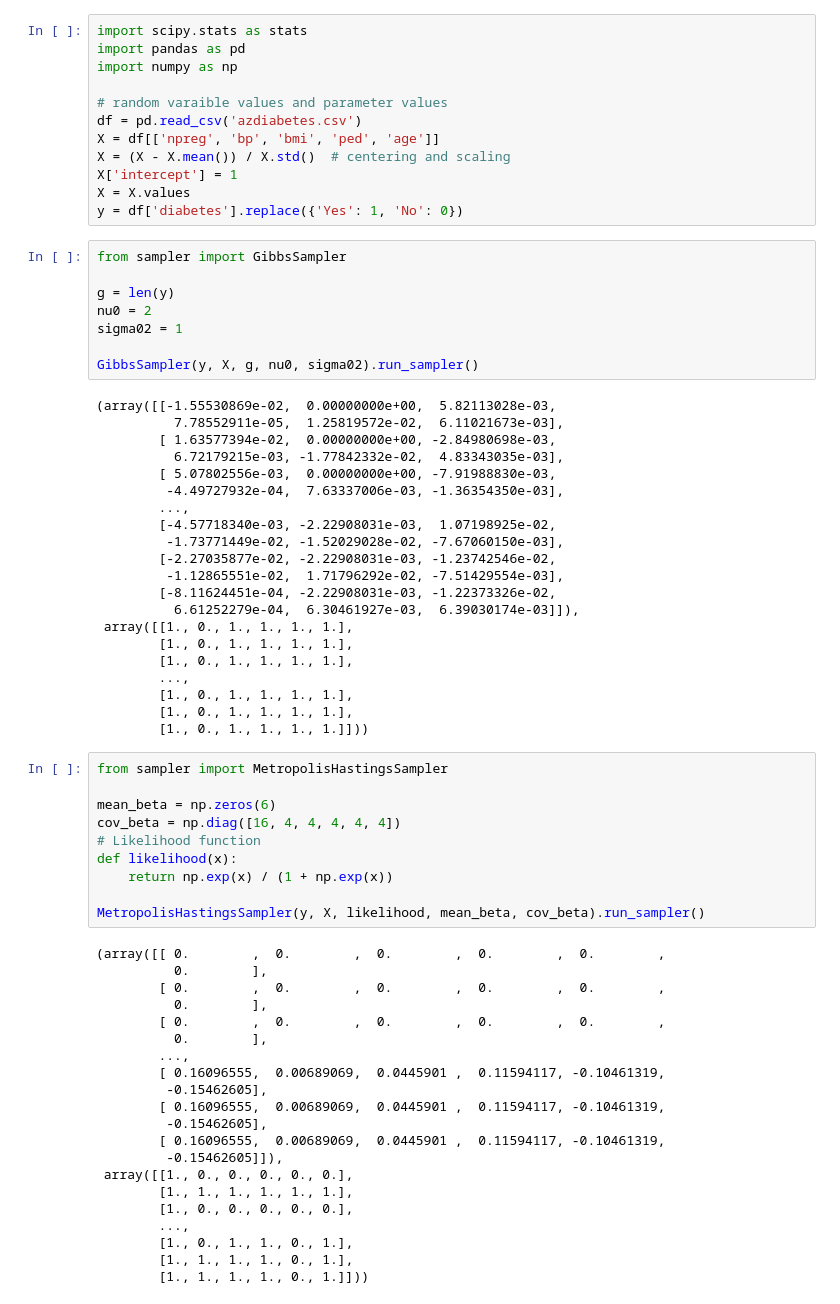
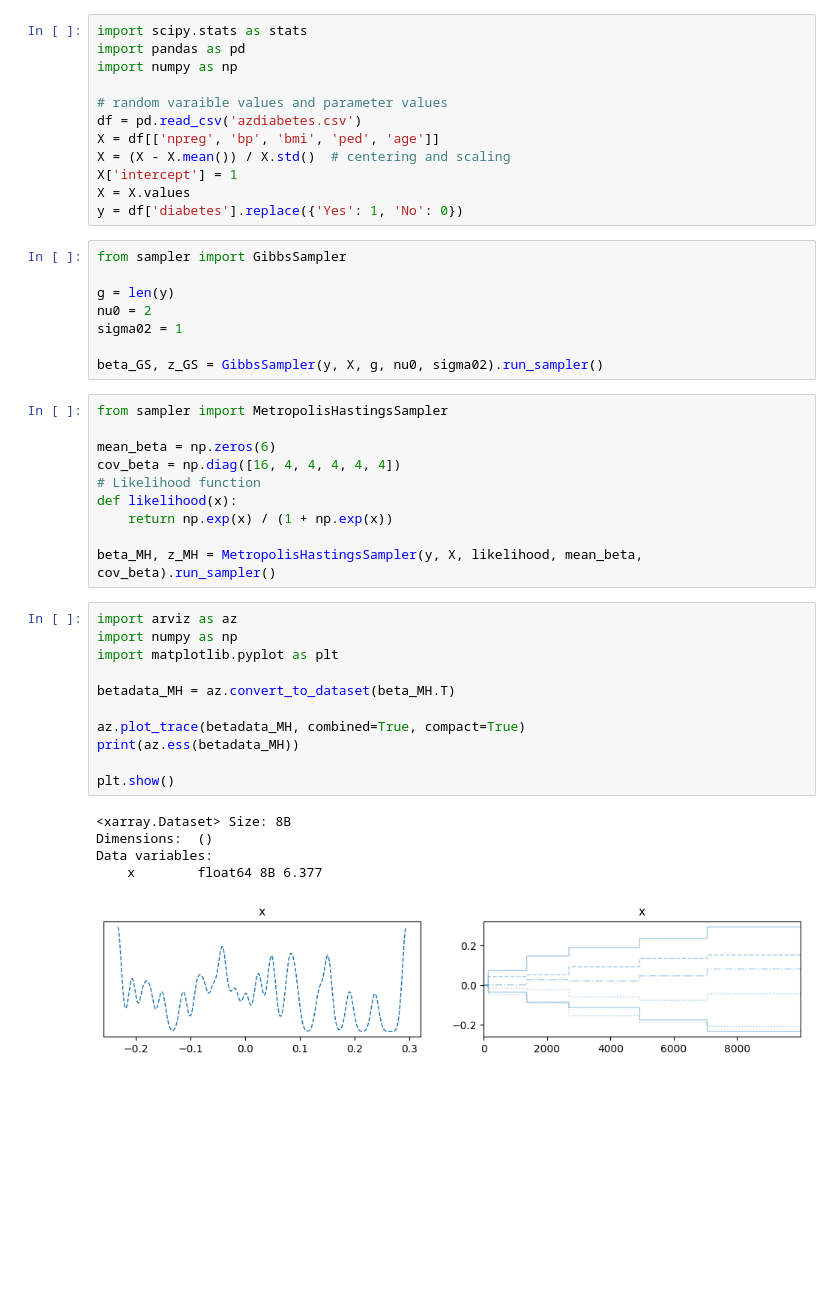
Before and after one commit to cccheryl0111/UROP, a Jupyter notebook: sampler/check.ipynb, the cells around one changed output. Cells and saved outputs as stored; diff of their text form; blank space fills up the shorter version.

Commit message:
ess and trace plot

```diff
--- a/sampler/check.ipynb
+++ b/sampler/check.ipynb
@@ -17,28 +17,7 @@ g = len(y)
 nu0 = 2
 sigma02 = 1
 
-GibbsSampler(y, X, g, nu0, sigma02).run_sampler()
+beta_GS, z_GS = GibbsSampler(y, X, g, nu0, sigma02).run_sampler()
-# %% [output]
-(array([[-1.55530869e-02,  0.00000000e+00,  5.82113028e-03,
-          7.78552911e-05,  1.25819572e-02,  6.11021673e-03],
-        [ 1.63577394e-02,  0.00000000e+00, -2.84980698e-03,
-          6.72179215e-03, -1.77842332e-02,  4.83343035e-03],
-        [ 5.07802556e-03,  0.00000000e+00, -7.91988830e-03,
-         -4.49727932e-04,  7.63337006e-03, -1.36354350e-03],
-        ...,
-        [-4.57718340e-03, -2.22908031e-03,  1.07198925e-02,
-         -1.73771449e-02, -1.52029028e-02, -7.67060150e-03],
-        [-2.27035877e-02, -2.22908031e-03, -1.23742546e-02,
-         -1.12865551e-02,  1.71796292e-02, -7.51429554e-03],
-        [-8.11624451e-04, -2.22908031e-03, -1.22373326e-02,
-          6.61252279e-04,  6.30461927e-03,  6.39030174e-03]]),
- array([[1., 0., 1., 1., 1., 1.],
-        [1., 0., 1., 1., 1., 1.],
-        [1., 0., 1., 1., 1., 1.],
-        ...,
-        [1., 0., 1., 1., 1., 1.],
-        [1., 0., 1., 1., 1., 1.],
-        [1., 0., 1., 1., 1., 1.]]))
 # %%
 from sampler import MetropolisHastingsSampler
 
@@ -48,28 +27,24 @@ cov_beta = np.diag([16, 4, 4, 4, 4, 4])
 def likelihood(x):
     return np.exp(x) / (1 + np.exp(x))
 
-MetropolisHastingsSampler(y, X, likelihood, mean_beta, cov_beta).run_sampler()
+beta_MH, z_MH = MetropolisHastingsSampler(y, X, likelihood, mean_beta, cov_beta).run_sampler()
-# %% [output]
-(array([[ 0.        ,  0.        ,  0.        ,  0.        ,  0.        ,
-          0.        ],
-        [ 0.        ,  0.        ,  0.        ,  0.        ,  0.        ,
-          0.        ],
-        [ 0.        ,  0.        ,  0.        ,  0.        ,  0.        ,
-          0.        ],
-        ...,
-        [ 0.16096555,  0.00689069,  0.0445901 ,  0.11594117, -0.10461319,
-         -0.15462605],
-        [ 0.16096555,  0.00689069,  0.0445901 ,  0.11594117, -0.10461319,
-         -0.15462605],
-        [ 0.16096555,  0.00689069,  0.0445901 ,  0.11594117, -0.10461319,
-         -0.15462605]]),
- array([[1., 0., 0., 0., 0., 0.],
-        [1., 1., 1., 1., 1., 1.],
-        [1., 0., 0., 0., 0., 0.],
-        ...,
-        [1., 0., 1., 1., 0., 1.],
-        [1., 1., 1., 1., 0., 1.],
-        [1., 1., 1., 1., 0., 1.]]))
+# %%
+import arviz as az
+import numpy as np
+import matplotlib.pyplot as plt
+
+betadata_MH = az.convert_to_dataset(beta_MH.T)
+
+az.plot_trace(betadata_MH, combined=True, compact=True)
+print(az.ess(betadata_MH))
+
+plt.show()
+# %% [output]
+<xarray.Dataset> Size: 8B
+Dimensions:  ()
+Data variables:
+    x        float64 8B 6.377
+[figure, added]
 # %%
 from sampler import PolyaGamma
 
```
Also changed, not shown: parts of 3 cells of this notebook.
